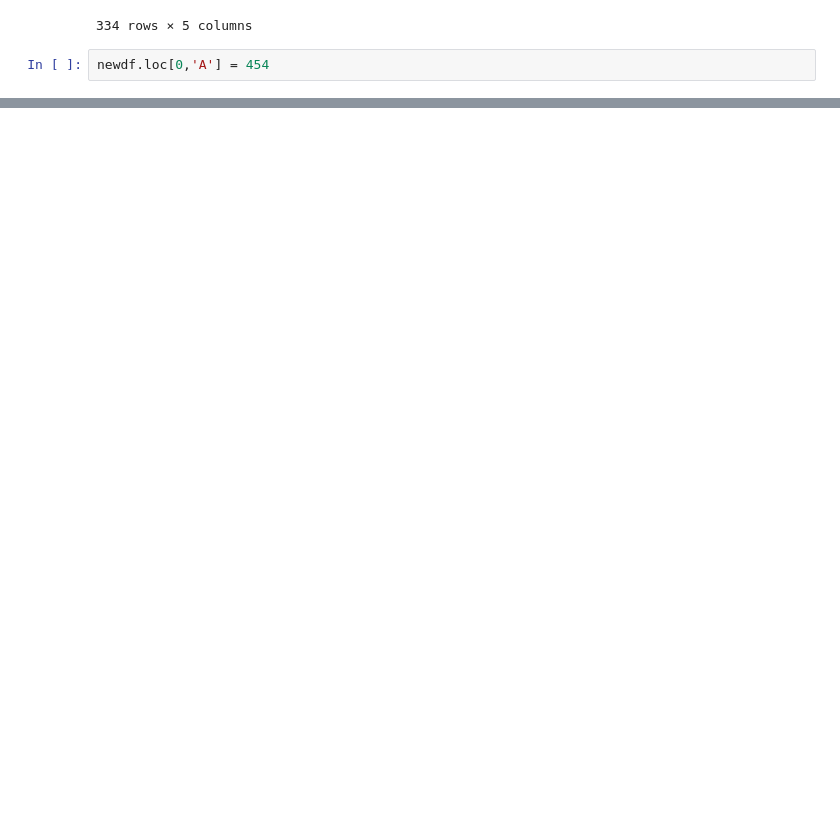
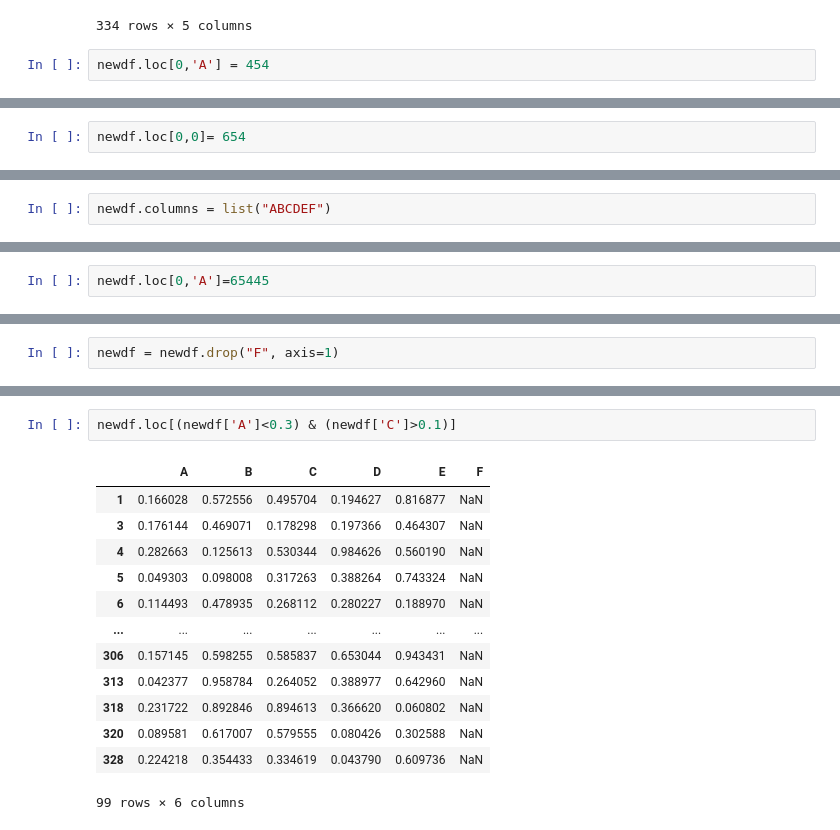
Before and after one commit to JJ1006/Pandas-Library, a Jupyter notebook: Untitled.ipynb, the cells around one changed output, grey strips where cells are left out. Drawn from its saved outputs; the diff is of its cells as text; blank space fills up the shorter version.

```diff
--- a/Untitled.ipynb
+++ b/Untitled.ipynb
@@ -370,0 +384,2 @@ newdf.loc[[1,2],:]
+# %%
+newdf.loc[0,0]= 654
@@ -370,0 +392,2 @@ newdf.loc[[1,2],:]
+# %%
+newdf.columns = list("ABCDEF")
@@ -370,0 +400,2 @@ newdf.loc[[1,2],:]
+# %%
+newdf.loc[0,'A']=65445
@@ -370,0 +411,2 @@ newdf.loc[[1,2],:]
+# %%
+newdf = newdf.drop("F", axis=1)
@@ -370,0 +473,16 @@ newdf.loc[[1,2],:]
+# %%
+newdf.loc[(newdf['A']<0.3) & (newdf['C']>0.1)]
+# %% [output]
+|  | A | B | C | D | E | F |
+| 1 | 0.166028 | 0.572556 | 0.495704 | 0.194627 | 0.816877 | NaN |
+| 3 | 0.176144 | 0.469071 | 0.178298 | 0.197366 | 0.464307 | NaN |
+| 4 | 0.282663 | 0.125613 | 0.530344 | 0.984626 | 0.560190 | NaN |
+| 5 | 0.049303 | 0.098008 | 0.317263 | 0.388264 | 0.743324 | NaN |
+| 6 | 0.114493 | 0.478935 | 0.268112 | 0.280227 | 0.188970 | NaN |
+| ... | ... | ... | ... | ... | ... | ... |
+| 306 | 0.157145 | 0.598255 | 0.585837 | 0.653044 | 0.943431 | NaN |
+| 313 | 0.042377 | 0.958784 | 0.264052 | 0.388977 | 0.642960 | NaN |
+| 318 | 0.231722 | 0.892846 | 0.894613 | 0.366620 | 0.060802 | NaN |
+| 320 | 0.089581 | 0.617007 | 0.579555 | 0.080426 | 0.302588 | NaN |
+| 328 | 0.224218 | 0.354433 | 0.334619 | 0.043790 | 0.609736 | NaN |
+99 rows × 6 columns
```
Also changed, not shown: parts of 51 cells of this notebook.
